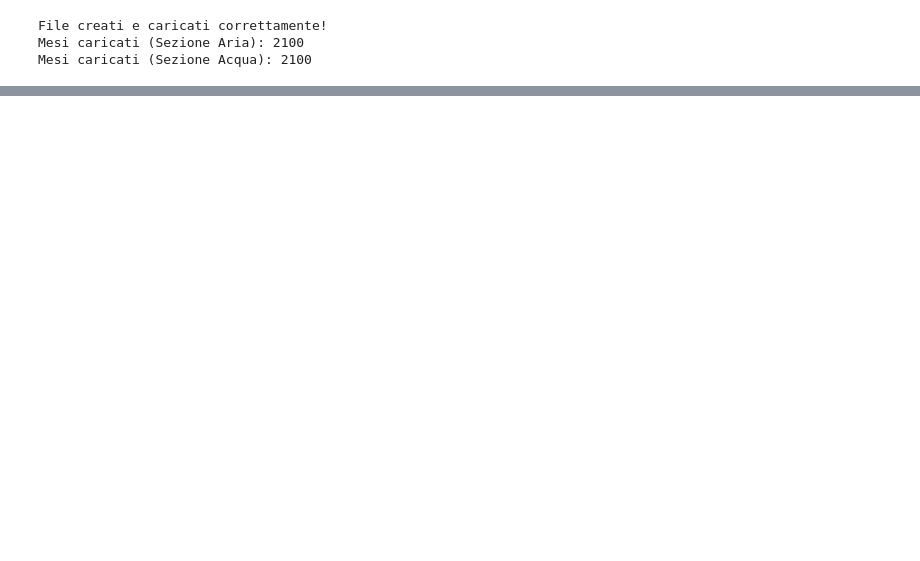
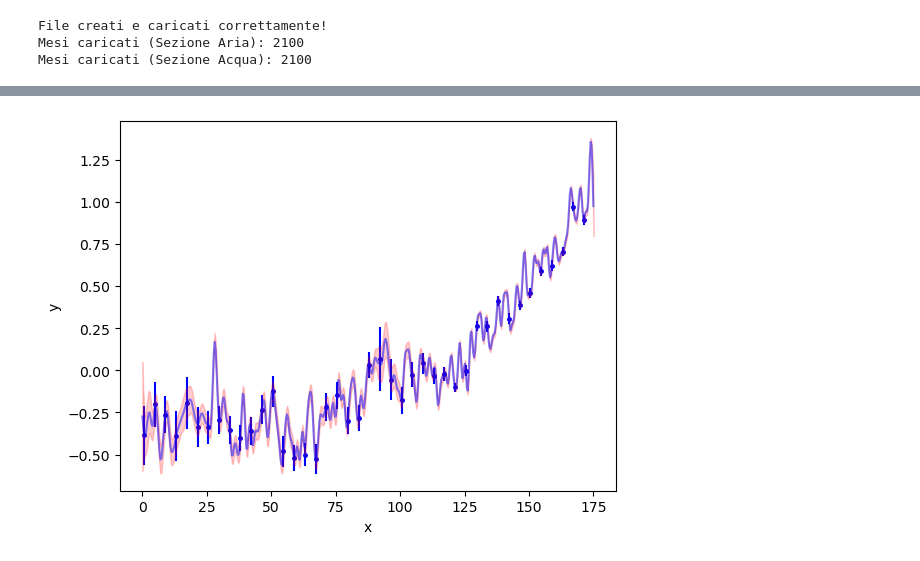
Before and after one commit to EnricoVianelli/GlobalWarming, a Jupyter notebook: global_warming.ipynb, the cells around one changed output, grey strips where cells are left out. Saved outputs shown, nothing was run; the diff lists cells and outputs as text; code cells hidden in the pictures; blank space fills up the shorter version.

```diff
--- a/global_warming.ipynb
+++ b/global_warming.ipynb
@@ -521,0 +564,36 @@ exponential     |     -1708.05 |     72512.22
+# %%
+mean_uncert = np.nanmean(data_air['Annual_Anomaly_Unc'])
+
+kernel = mean_uncert * kernels.ExpSquaredKernel(metric=1.0, ndim=1, axes=0)
+gp = george.GP(kernel)
+
+data_air_sliced = {k: v[6:] for k, v in data_air.items()}
+
+t_temp = data_air_sliced['time_centered']
+u_temp = data_air_sliced['Annual_Anomaly_Unc']
+y_temp = data_air_sliced['Annual_Anomaly']
+
+mask = (~np.isnan(t_temp)) & (~np.isinf(t_temp)) & \
+       (~np.isnan(u_temp)) & (~np.isinf(u_temp)) & \
+       (~np.isnan(y_temp)) & (~np.isinf(y_temp))
+
+data_air_fixed = {k: v[mask] for k, v in data_air_sliced.items()}
+gp.compute(data_air_fixed['time_centered'], data_air_fixed['Annual_Anomaly_Unc'])
+# %%
+x_pred = np.linspace(0, 175, 500)
+y = data_air_fixed['Annual_Anomaly']
+yerr = data_air_fixed['Annual_Anomaly_Unc']
+x = data_air_fixed['time_centered']
+pred, pred_var = gp.predict(y, x_pred, return_var=True)
+
+plt.fill_between(x_pred, pred - 2*np.sqrt(pred_var), pred + 2*np.sqrt(pred_var),
+                color="r", alpha=0.2, zorder=2)
+plt.plot(x_pred, pred, "b", lw=1.5, alpha=0.5, label='GP Prediction', zorder=3)
+#plt.errorbar(x, y, yerr=yerr, fmt=".g", capsize=0, markersize=1, label='Dati Aria', zorder=1)
+step = 50
+plt.errorbar(x[::step], y[::step], yerr=yerr[::step],
+             fmt=".b", capsize=0, markersize=5, label=f'Dati (1/{step})', zorder=1)
+plt.xlabel("x")
+plt.ylabel("y");
+# %% [output]
+[figure, added]
```
Also changed, not shown: parts of 11 cells of this notebook.
